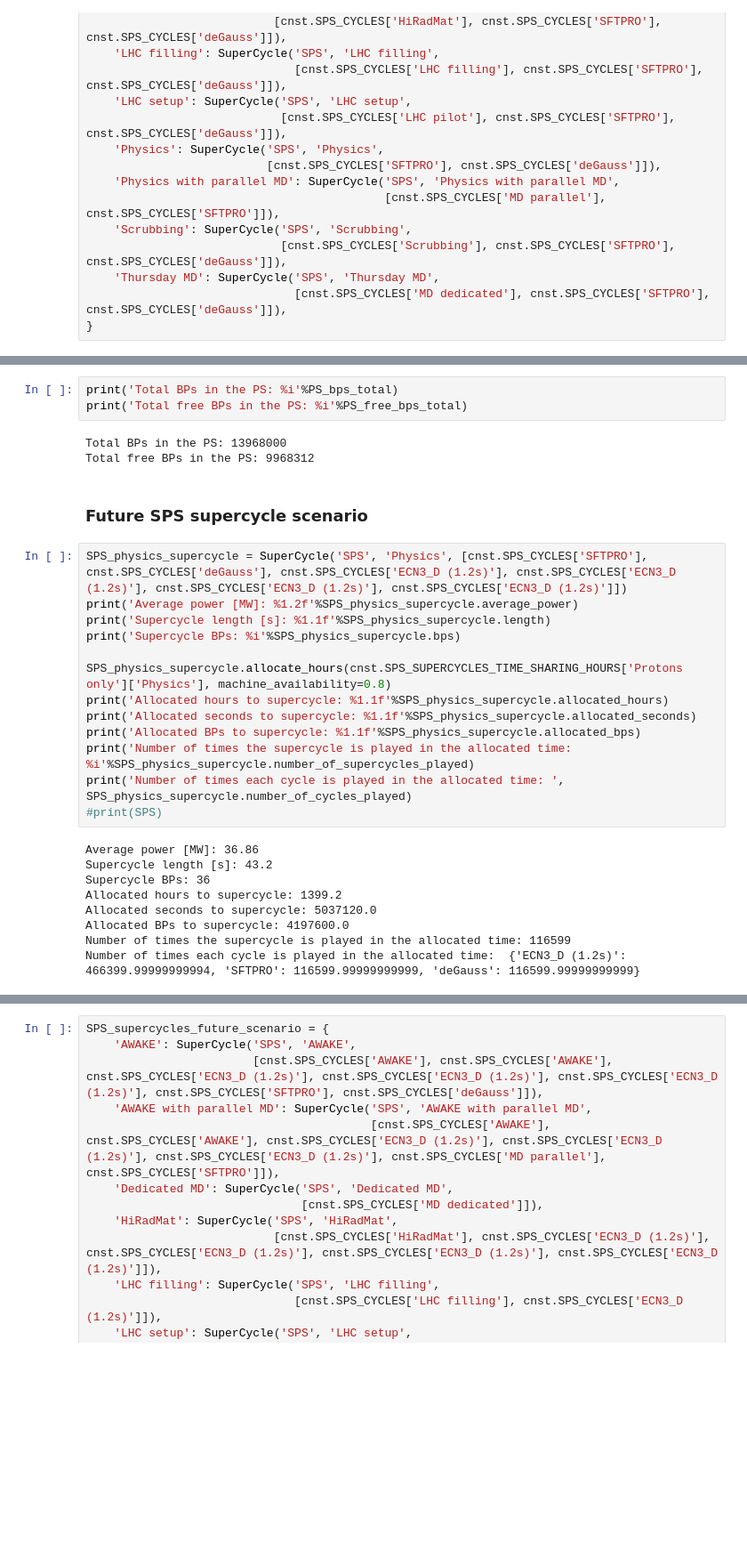
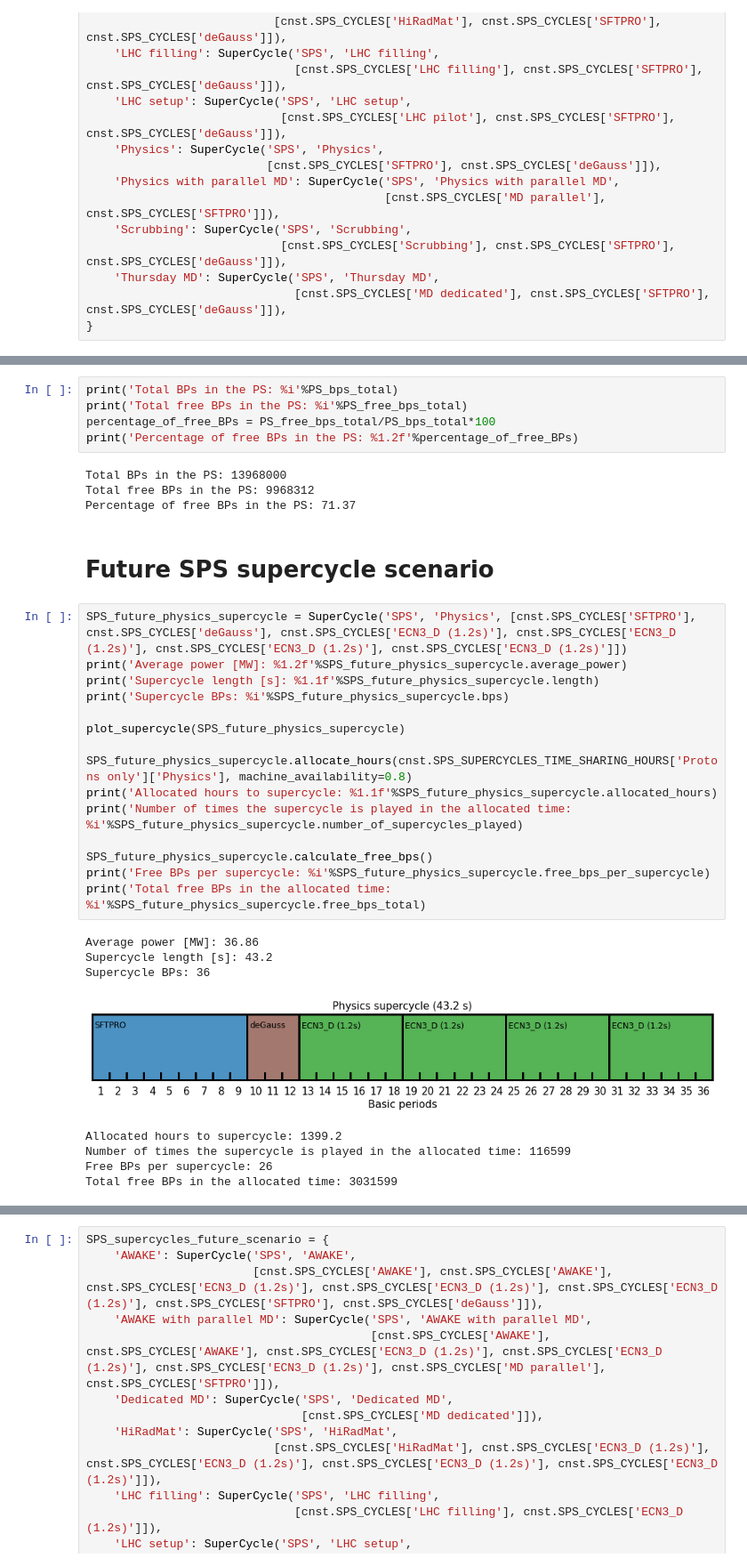
Before and after one commit to tprebiba/super-cycle-modelling, a Jupyter notebook: 00_basic_example.ipynb, the cells around one changed output, grey strips where cells are left out. Shown: that part at 89% size. Saved outputs shown, nothing was run; the diff lists cells and outputs as text; blank space fills up the shorter version.

```diff
--- a/main.ipynb
+++ b/00_basic_example.ipynb
@@ -162,30 +153,35 @@ Total free BPs in the allocated time: 253125
 # %%
 print('Total BPs in the PS: %i'%PS_bps_total)
 print('Total free BPs in the PS: %i'%PS_free_bps_total)
+percentage_of_free_BPs = PS_free_bps_total/PS_bps_total*100
+print('Percentage of free BPs in the PS: %1.2f'%percentage_of_free_BPs)
 # %% [output]
 Total BPs in the PS: 13968000
 Total free BPs in the PS: 9968312
+Percentage of free BPs in the PS: 71.37
 # %% [markdown]
-### Future SPS supercycle scenario
+# Future SPS supercycle scenario
 # %%
-SPS_physics_supercycle = SuperCycle('SPS', 'Physics', [cnst.SPS_CYCLES['SFTPRO'], cnst.SPS_CYCLES['deGauss'], cnst.SPS_CYCLES['ECN3_D (1.2s)'], cnst.SPS_CYCLES['ECN3_D (1.2s)'], cnst.SPS_CYCLES['ECN3_D (1.2s)'], cnst.SPS_CYCLES['ECN3_D (1.2s)']])
-print('Average power [MW]: %1.2f'%SPS_physics_supercycle.average_power)
-print('Supercycle length [s]: %1.1f'%SPS_physics_supercycle.length)
-print('Supercycle BPs: %i'%SPS_physics_supercycle.bps)
+SPS_future_physics_supercycle = SuperCycle('SPS', 'Physics', [cnst.SPS_CYCLES['SFTPRO'], cnst.SPS_CYCLES['deGauss'], cnst.SPS_CYCLES['ECN3_D (1.2s)'], cnst.SPS_CYCLES['ECN3_D (1.2s)'], cnst.SPS_CYCLES['ECN3_D (1.2s)'], cnst.SPS_CYCLES['ECN3_D (1.2s)']])
+print('Average power [MW]: %1.2f'%SPS_future_physics_supercycle.average_power)
+print('Supercycle length [s]: %1.1f'%SPS_future_physics_supercycle.length)
+print('Supercycle BPs: %i'%SPS_future_physics_supercycle.bps)
 
-SPS_physics_supercycle.allocate_hours(cnst.SPS_SUPERCYCLES_TIME_SHARING_HOURS['Protons only']['Physics'], machine_availability=0.8)
-print('Allocated hours to supercycle: %1.1f'%SPS_physics_supercycle.allocated_hours)
-print('Allocated seconds to supercycle: %1.1f'%SPS_physics_supercycle.allocated_seconds)
-print('Allocated BPs to supercycle: %1.1f'%SPS_physics_supercycle.allocated_bps)
-print('Number of times the supercycle is played in the allocated time: %i'%SPS_physics_supercycle.number_of_supercycles_played)
-print('Number of times each cycle is played in the allocated time: ', SPS_physics_supercycle.number_of_cycles_played)
-#print(SPS)
+plot_supercycle(SPS_future_physics_supercycle)
+
+SPS_future_physics_supercycle.allocate_hours(cnst.SPS_SUPERCYCLES_TIME_SHARING_HOURS['Protons only']['Physics'], machine_availability=0.8)
+print('Allocated hours to supercycle: %1.1f'%SPS_future_physics_supercycle.allocated_hours)
+print('Number of times the supercycle is played in the allocated time: %i'%SPS_future_physics_supercycle.number_of_supercycles_played)
+
+SPS_future_physics_supercycle.calculate_free_bps()
+print('Free BPs per supercycle: %i'%SPS_future_physics_supercycle.free_bps_per_supercycle)
+print('Total free BPs in the allocated time: %i'%SPS_future_physics_supercycle.free_bps_total)
 # %% [output]
 Average power [MW]: 36.86
 Supercycle length [s]: 43.2
 Supercycle BPs: 36
-Allocated hours to supercycle: 1399.2
-Allocated seconds to supercycle: 5037120.0
-Allocated BPs to supercycle: 4197600.0
-Number of times the supercycle is played in the allocated time: 116599
-Number of times each cycle is played in the allocated time:  {'ECN3_D (1.2s)': 466399.99999999994, 'SFTPRO': 116599.99999999999, 'deGauss': 116599.99999999999}
+[figure, added]
+Allocated hours to supercycle: 1399.2
+Number of times the supercycle is played in the allocated time: 116599
+Free BPs per supercycle: 26
+Total free BPs in the allocated time: 3031599
```
Also changed, not shown: parts of 15 cells of this notebook.
